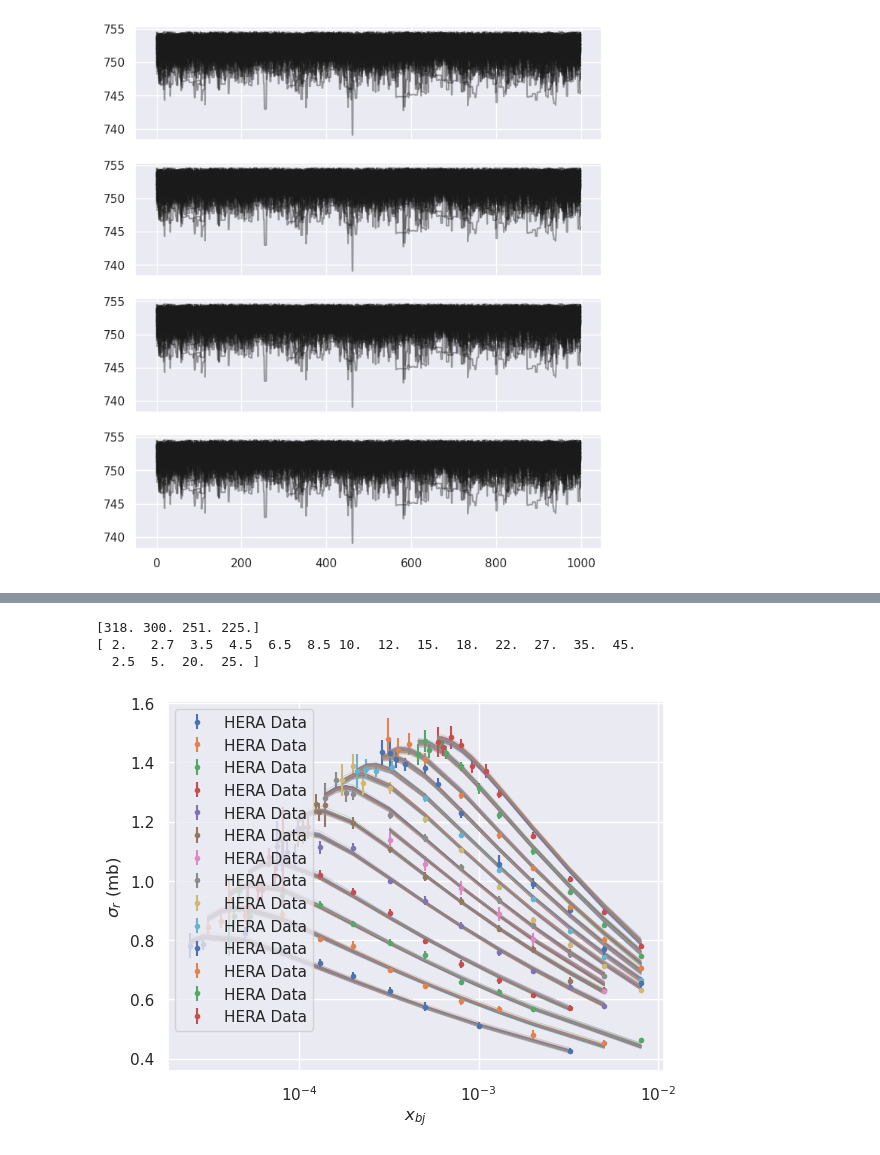
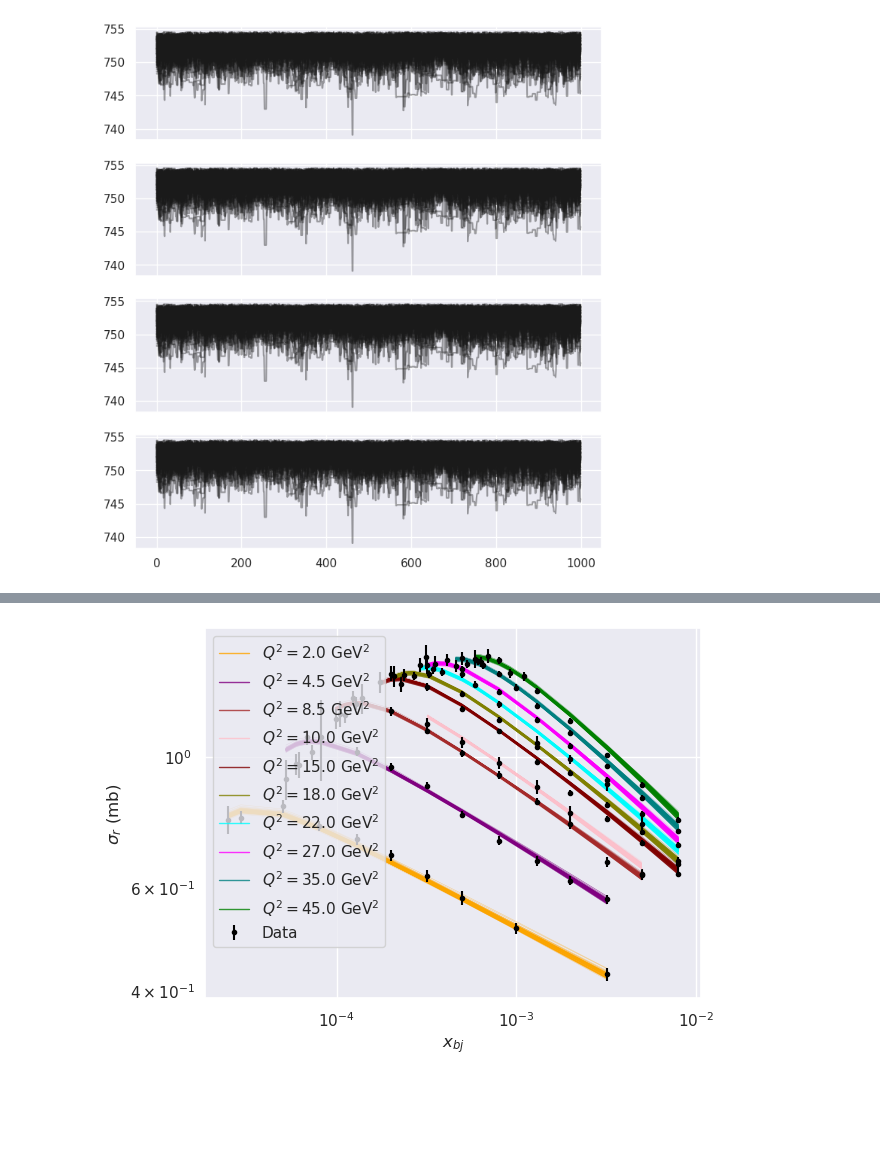
Before and after one commit to camcasuga/BayesianBK, a Jupyter notebook: PCA_GPE.ipynb, the cells around one changed output, grey strips where cells are left out. Cells and saved outputs as stored; diff of their text form; code cells hidden in the pictures; blank space fills up the shorter version.

```diff
--- a/PCA_GPE.ipynb
+++ b/PCA_GPE.ipynb
@@ -272,12 +273,15 @@ for i in range(n_params):
     #axes[-1].set_xlabel('step number')
 # %% [output]
 [figure]
+# %%
+# unpack all samples that are saved in txt file
+paramsamples = np.vstack(np.loadtxt("mve/plainLHS/mve_100d_100w_allsamples.txt", unpack = True)).T
 # %%
 figure = corner.corner(
     paramsamples,
     labels = param_names,
     plot_contours = True,
-    quantiles=[0.16, 0.5, 0.84],
+    quantiles=[0.05, 0.5, 0.95],
     show_titles = True, #
     title_fmt = '.3f',
     title_kwargs={"fontsize": 12},
@@ -337,26 +332,32 @@ posterior_params = np.vstack(np.loadtxt("mve/plainLHS/mve_100d_100w_sampled_from
 model_values, model_values_err = return_predictions(emulators, posterior_params, return_std_ = True)
 # %%
 def plot_model_vs_exp(q2s, ss, model_values, exp_df):
-
-    for q2 in q2s:
+    colors  = ['orange', 'purple', 'brown', 'pink', 'maroon', 'olive', 'cyan', 'magenta', 'teal', 'green']
+    for j in range(len(q2s)):
+        q2 = q2s[j]
         Q2_region = (exp_df['Qs2'] == q2) & (exp_df['sqrt(s)'] == ss)
         Q2_indeces = exp_df.index[Q2_region].tolist()
         exp_df_region = exp_df[Q2_region]
         dat = np.array(exp_df_region['sigma_r'])
         dat_err = np.array(exp_df_region['error'])
         xb = np.array(exp_df_region['xbj'])
-        plt.errorbar(xb, dat, yerr = dat_err, fmt = '.', label = "HERA Data")
 
         for i in range(len(model_values)):
-            model = [model_values[i,qq2] for qq2 in Q2_indeces]
-            plt.plot(xb, model, alpha = 0.3, linewidth = 0.5)
-            if i == len(model_values)-1:
-                ax[0].plot(xb, model, alpha = 0.9, linewidth = 0.5, label = "$Q^2 = {}$".format((q2)))
+            model = [ model_values[i,qq2] for qq2 in Q2_indeces]
+            if i == 0:
+                plt.plot(xb, model, alpha = 0.8, linewidth = 1.0, color = colors[j], label = "$Q^2 = {}$".format((q2)) +  " GeV$^2$")
+            else:
+                plt.plot(xb, model, alpha = 0.5, linewidth = 0.3, color = colors[j])
+
+        if j == 0:
+            plt.errorbar(xb, dat, yerr = dat_err, color = 'black', fmt = '.', label = "Data")
+        else:
+            plt.errorbar(xb, dat, yerr = dat_err, color = 'black', fmt = '.')
+
 
     plt.xlabel("$x_{bj}$")
     plt.ylabel("$\sigma_r$ (mb)")
     plt.xscale('log')
-    #ax[i].set_yscale('log')
+    plt.yscale('log')
     plt.legend()
-
     return plt.show()
@@ -399,16 +430,8 @@ def plot_model_vs_exp_wtrain(q2, ss, model_values, exp_df):
     return plt.show()
  # make cuts
  # check chi2
-# %%
-#exp_df['Qs02'].unique()
-print(exp_df['sqrt(s)'].unique())
-print(exp_df['Qs2'].unique())
-# %% [output]
-[318. 300. 251. 225.]
-[ 2.   2.7  3.5  4.5  6.5  8.5 10.  12.  15.  18.  22.  27.  35.  45.
-  2.5  5.  20.  25. ]
 # %%
-plot_model_vs_exp([2., 2.7, 3.5, 4.5, 6.5, 8.5, 10.,  12.,  15.,  18.,  22.,  27.,  35.,  45.], 318.0, model_values, exp_df)
+plot_model_vs_exp([2., 4.5, 8.5, 10., 15., 18.,  22.,  27.,  35.,  45.], 318.0, model_values, exp_df)
 # make for each Q2?
 # %% [output]
-[figure, old version]
+[figure, new version]
```
Also changed, not shown: parts of 14 cells of this notebook, 15 other files.
